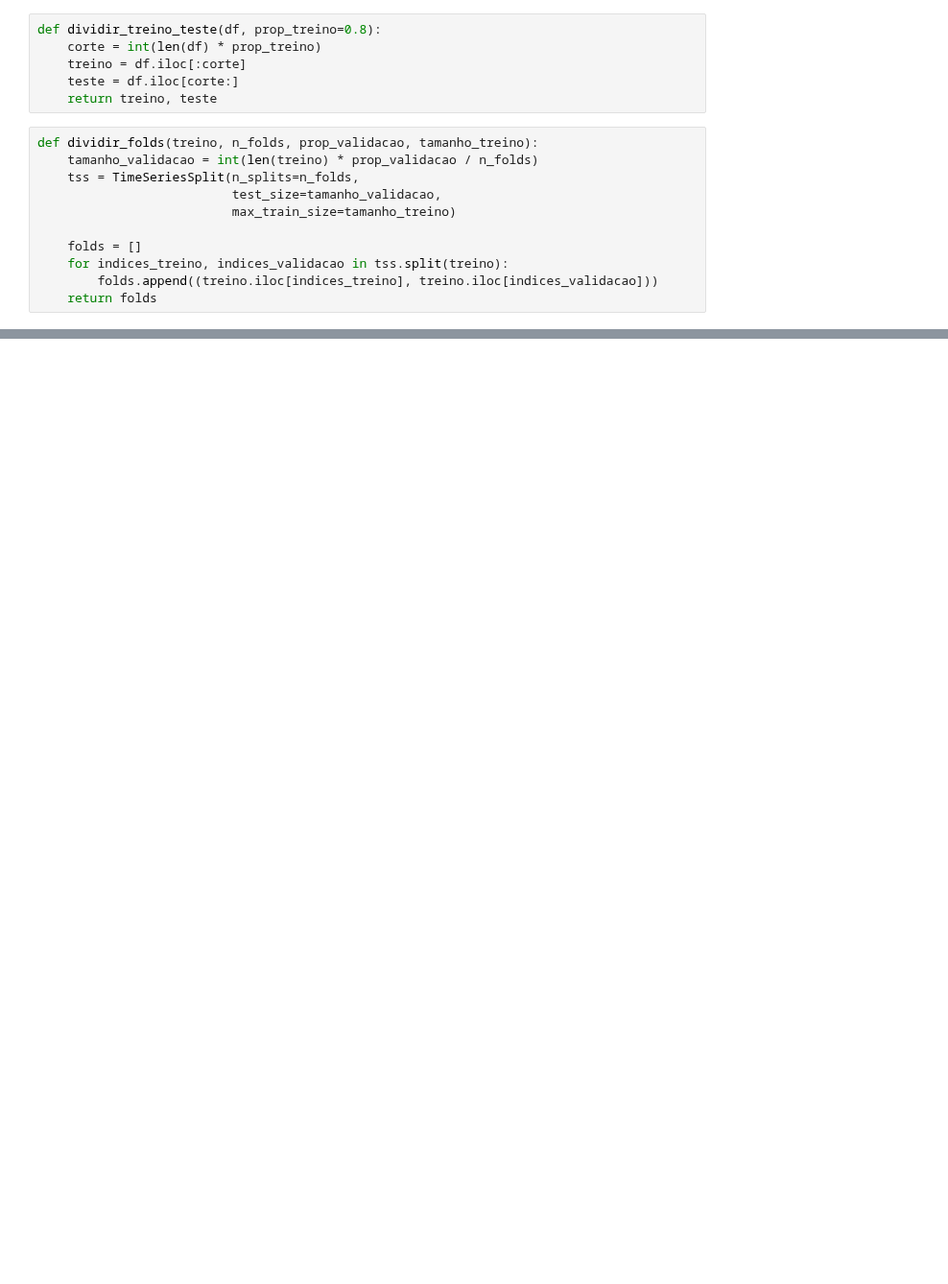
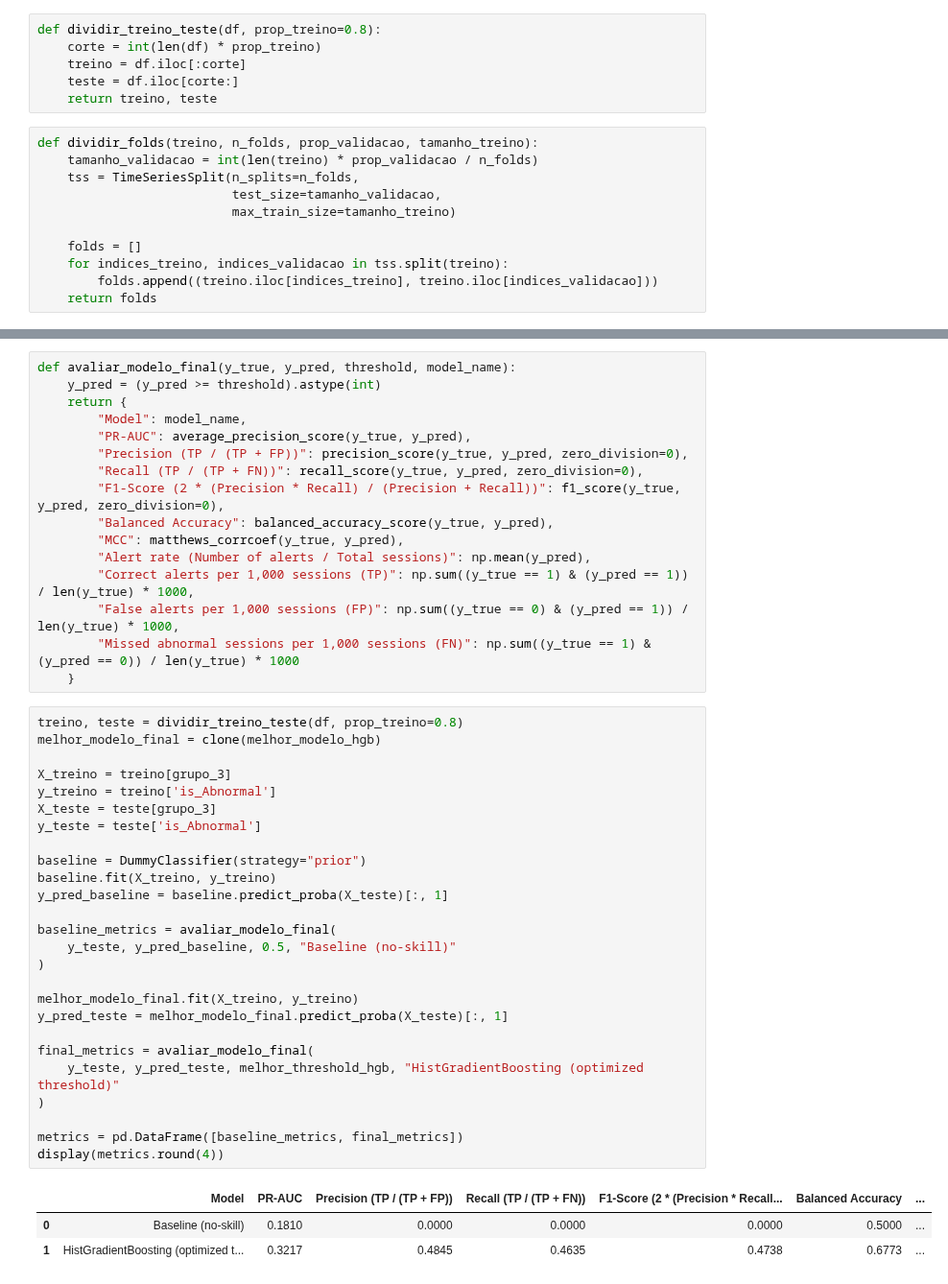
Before and after one commit to RaphaelMoragas/Minera-o_de_Dados_MEI, a Jupyter notebook: Task_4/Projeto_MINDD_Task4.ipynb, the cells around one changed output, grey strips where cells are left out. Shown at 96% size. Drawn from its saved outputs; the diff is of its cells as text; blank space fills up the shorter version.

```diff
--- a/Task_4/Projeto_MINDD_Task4.ipynb
+++ b/Task_4/Projeto_MINDD_Task4.ipynb
@@ -1255,0 +1307,46 @@ metrics_hgb_df
+# %%
+def avaliar_modelo_final(y_true, y_pred, threshold, model_name):
+    y_pred = (y_pred >= threshold).astype(int)
+    return {
+        "Model": model_name,
+        "PR-AUC": average_precision_score(y_true, y_pred),
+        "Precision (TP / (TP + FP))": precision_score(y_true, y_pred, zero_division=0),
+        "Recall (TP / (TP + FN))": recall_score(y_true, y_pred, zero_division=0),
+        "F1-Score (2 * (Precision * Recall) / (Precision + Recall))": f1_score(y_true, y_pred, zero_division=0),
+        "Balanced Accuracy": balanced_accuracy_score(y_true, y_pred),
+        "MCC": matthews_corrcoef(y_true, y_pred),
+        "Alert rate (Number of alerts / Total sessions)": np.mean(y_pred),
+        "Correct alerts per 1,000 sessions (TP)": np.sum((y_true == 1) & (y_pred == 1)) / len(y_true) * 1000,
+        "False alerts per 1,000 sessions (FP)": np.sum((y_true == 0) & (y_pred == 1)) / len(y_true) * 1000,
+        "Missed abnormal sessions per 1,000 sessions (FN)": np.sum((y_true == 1) & (y_pred == 0)) / len(y_true) * 1000
+    }
+# %%
+treino, teste = dividir_treino_teste(df, prop_treino=0.8)
+melhor_modelo_final = clone(melhor_modelo_hgb)
+
+X_treino = treino[grupo_3]
+y_treino = treino['is_Abnormal']
+X_teste = teste[grupo_3]
+y_teste = teste['is_Abnormal']
+
+baseline = DummyClassifier(strategy="prior")
+baseline.fit(X_treino, y_treino)
+y_pred_baseline = baseline.predict_proba(X_teste)[:, 1]
+
+baseline_metrics = avaliar_modelo_final(
+    y_teste, y_pred_baseline, 0.5, "Baseline (no-skill)"
+)
+
+melhor_modelo_final.fit(X_treino, y_treino)
+y_pred_teste = melhor_modelo_final.predict_proba(X_teste)[:, 1]
+
+final_metrics = avaliar_modelo_final(
+    y_teste, y_pred_teste, melhor_threshold_hgb, "HistGradientBoosting (optimized threshold)"
+)
+
+metrics = pd.DataFrame([baseline_metrics, final_metrics])
+display(metrics.round(4))
+# %% [output]
+|  | Model | PR-AUC | Precision (TP / (TP + FP)) | Recall (TP / (TP + FN)) | F1-Score (2 * (Precision * Recall... | Balanced Accuracy | ... |
+| 0 | Baseline (no-skill) | 0.1810 | 0.0000 | 0.0000 | 0.0000 | 0.5000 | ... |
+| 1 | HistGradientBoosting (optimized t... | 0.3217 | 0.4845 | 0.4635 | 0.4738 | 0.6773 | ... |
```
Also changed, not shown: parts of 32 cells of this notebook, 1 other file.
